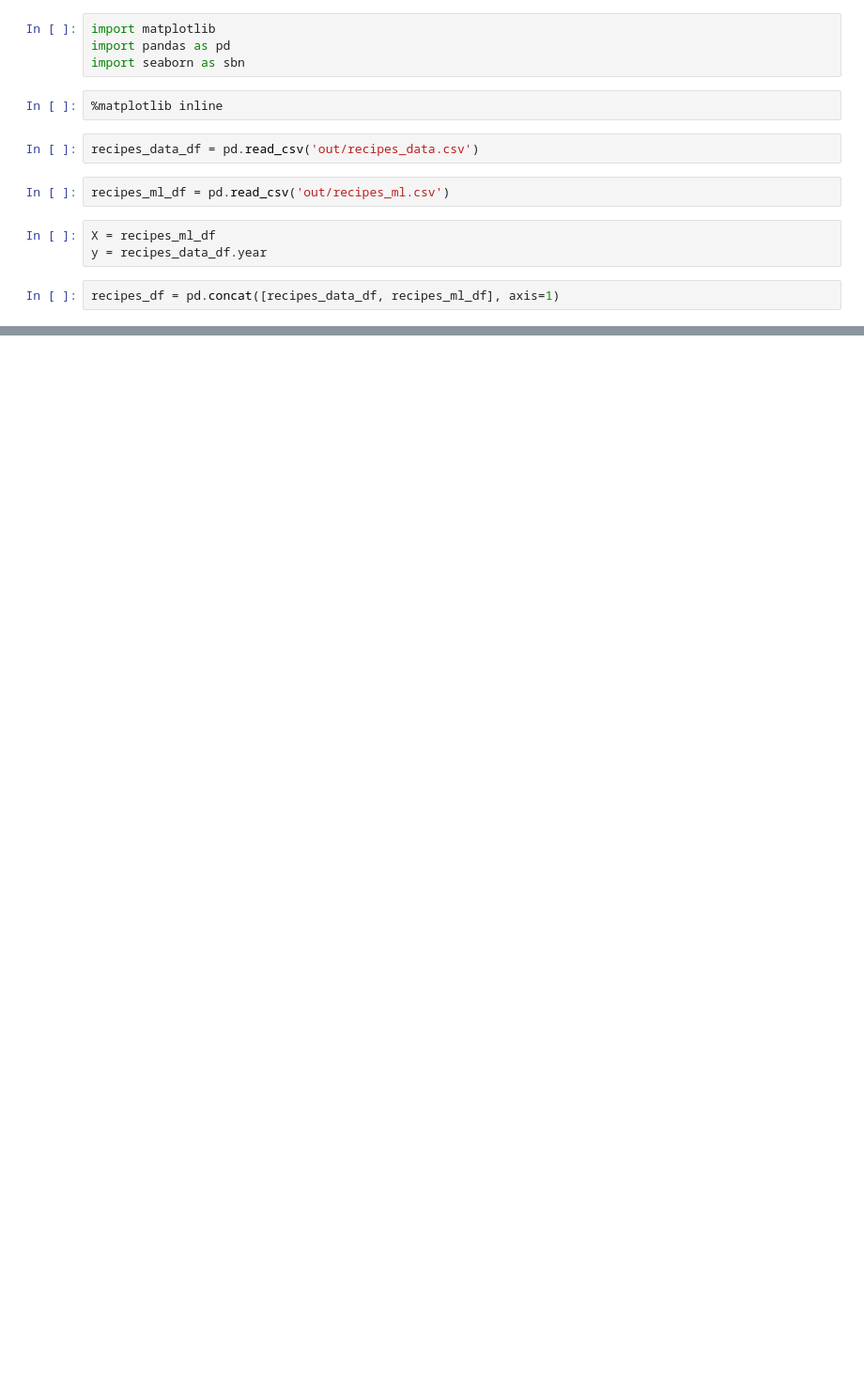
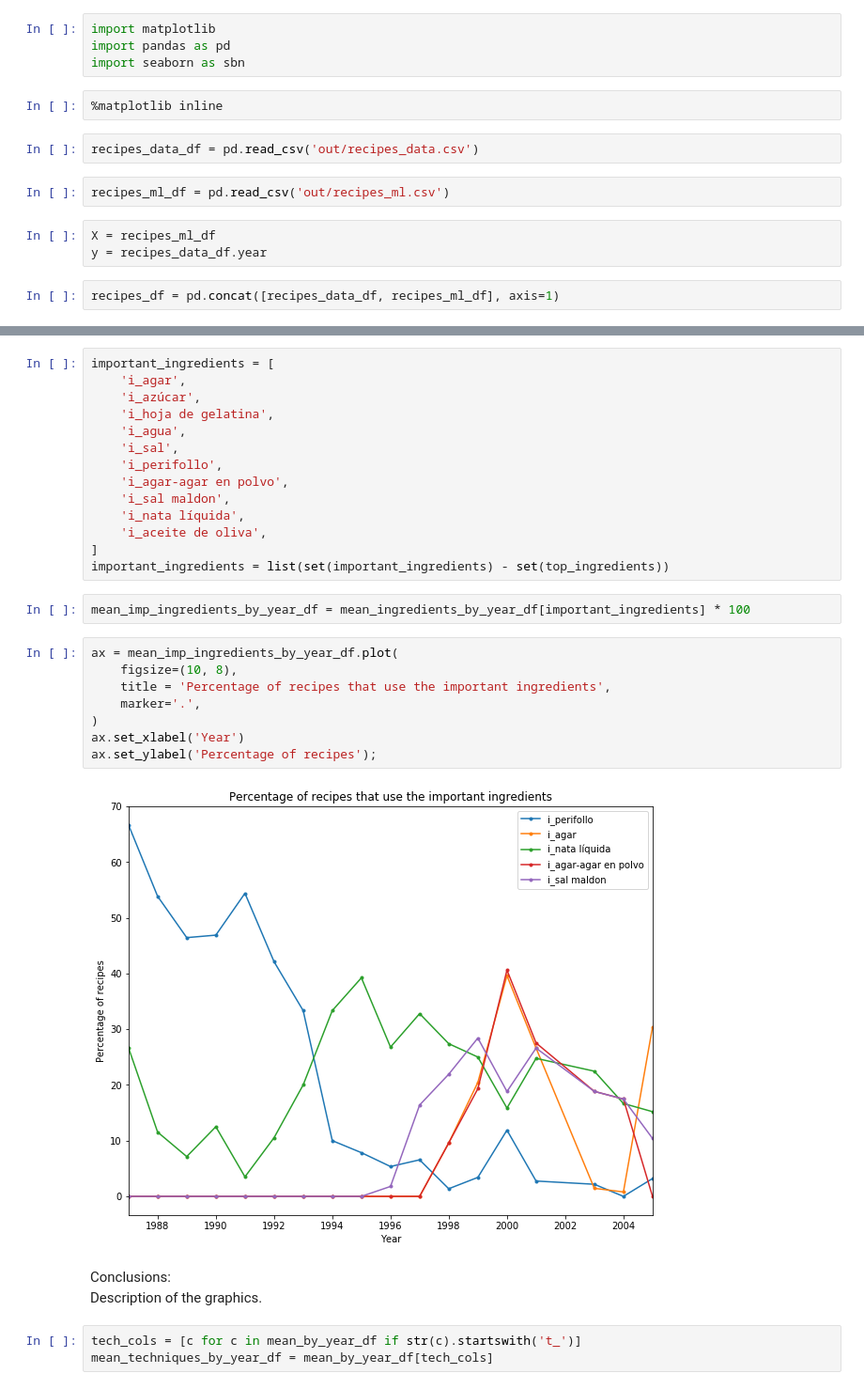
Before and after one commit to mavillard/paper1, a Jupyter notebook: 12_elbulli_visualizations_1.ipynb, the cells around one changed output, grey strips where cells are left out. Shown at 94% size. Drawn from its saved outputs; the diff is of its cells as text; blank space fills up the shorter version.

```diff
--- a/12_elbulli_visualizations_1.ipynb
+++ b/12_elbulli_visualizations_1.ipynb
@@ -205,0 +61,32 @@ ImportError: No module named 'matplotlib'
+# %%
+important_ingredients = [
+    'i_agar',
+    'i_azúcar',
+    'i_hoja de gelatina',
+    'i_agua',
+    'i_sal',
+    'i_perifollo',
+    'i_agar-agar en polvo',
+    'i_sal maldon',
+    'i_nata líquida',
+    'i_aceite de oliva',
+]
+important_ingredients = list(set(important_ingredients) - set(top_ingredients))
+# %%
+mean_imp_ingredients_by_year_df = mean_ingredients_by_year_df[important_ingredients] * 100
+# %%
+ax = mean_imp_ingredients_by_year_df.plot(
+    figsize=(10, 8),
+    title = 'Percentage of recipes that use the important ingredients',
+    marker='.',
+)
+ax.set_xlabel('Year')
+ax.set_ylabel('Percentage of recipes');
+# %% [output]
+[figure, added]
+# %% [markdown]
+Conclusions:<br>
+Description of the graphics.
+# %%
+tech_cols = [c for c in mean_by_year_df if str(c).startswith('t_')]
+mean_techniques_by_year_df = mean_by_year_df[tech_cols]
```
Also changed, not shown: parts of 37 cells of this notebook, 1 other file.
